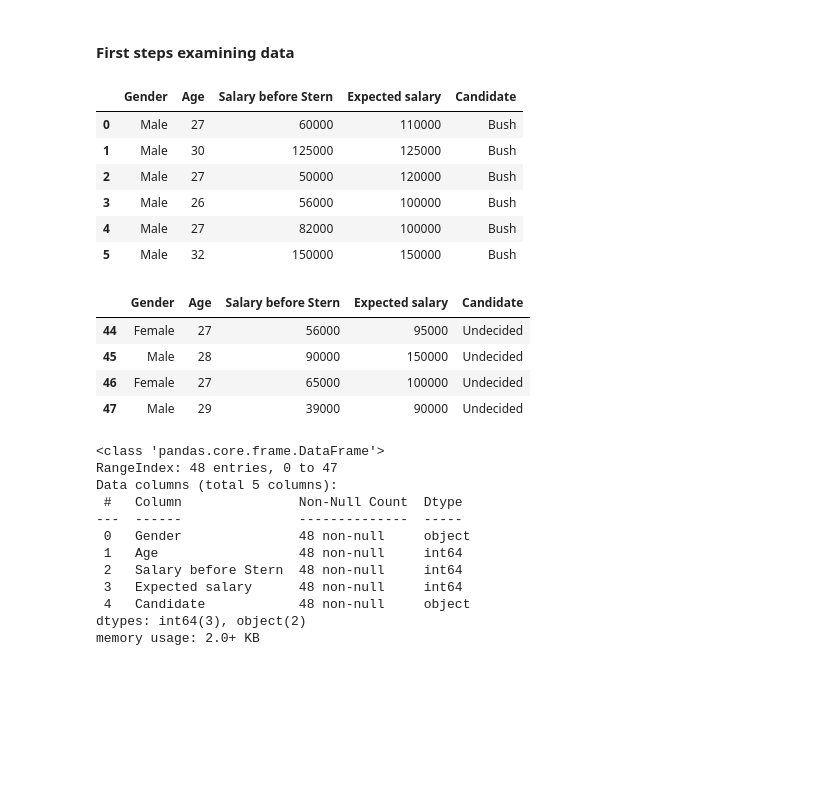
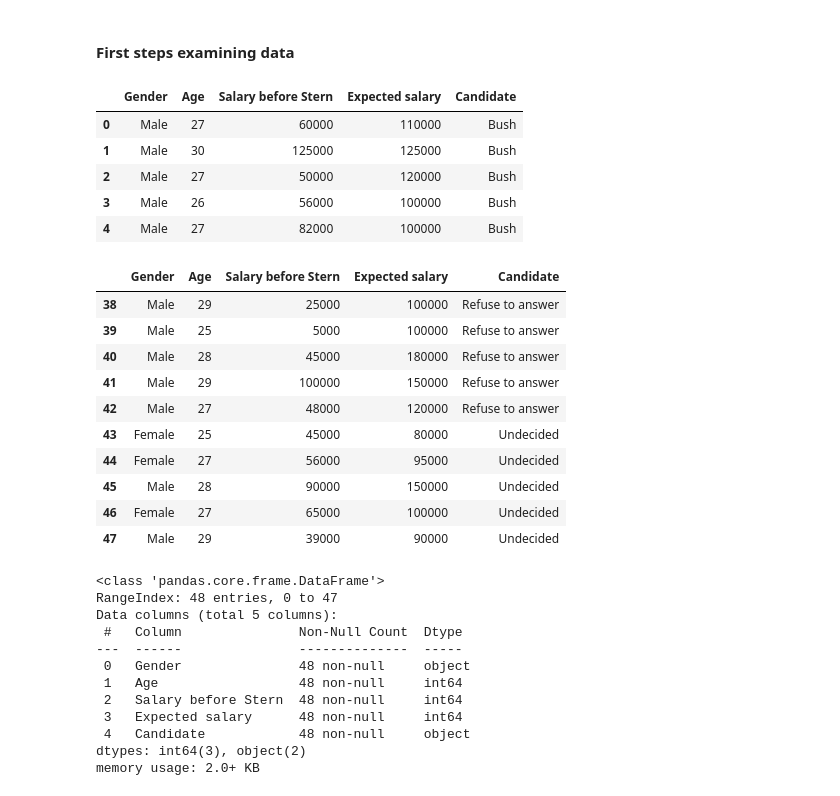
Before and after one commit to rsouza/Python_Course, a Jupyter notebook: Notebooks/16_Pandas_Descriptive_statistic.ipynb, the cells around one changed output. Drawn from its saved outputs; the diff is of its cells as text; code cells hidden in the pictures; blank space fills up the shorter version.

```diff
--- a/Notebooks/16_Pandas_Descriptive_statistic.ipynb
+++ b/Notebooks/16_Pandas_Descriptive_statistic.ipynb
@@ -21,7 +21,7 @@ dfvote = pd.read_excel(os.path.join('../Data','CSV','votesurvey.xls'))
 # %% [markdown]
 #### First steps examining data
 # %%
-dfvote.head(6)
+dfvote.head()
 # %% [output]
 |  | Gender | Age | Salary before Stern | Expected salary | Candidate |
 | 0 | Male | 27 | 60000 | 110000 | Bush |
@@ -29,11 +29,16 @@ dfvote.head(6)
 | 2 | Male | 27 | 50000 | 120000 | Bush |
 | 3 | Male | 26 | 56000 | 100000 | Bush |
 | 4 | Male | 27 | 82000 | 100000 | Bush |
-| 5 | Male | 32 | 150000 | 150000 | Bush |
 # %%
-dfvote.tail(4)
+dfvote.tail(10)
 # %% [output]
 |  | Gender | Age | Salary before Stern | Expected salary | Candidate |
+| 38 | Male | 29 | 25000 | 100000 | Refuse to answer |
+| 39 | Male | 25 | 5000 | 100000 | Refuse to answer |
+| 40 | Male | 28 | 45000 | 180000 | Refuse to answer |
+| 41 | Male | 29 | 100000 | 150000 | Refuse to answer |
+| 42 | Male | 27 | 48000 | 120000 | Refuse to answer |
+| 43 | Female | 25 | 45000 | 80000 | Undecided |
 | 44 | Female | 27 | 56000 | 95000 | Undecided |
 | 45 | Male | 28 | 90000 | 150000 | Undecided |
 | 46 | Female | 27 | 65000 | 100000 | Undecided |
```
Also changed, not shown: parts of 10 cells of this notebook.
